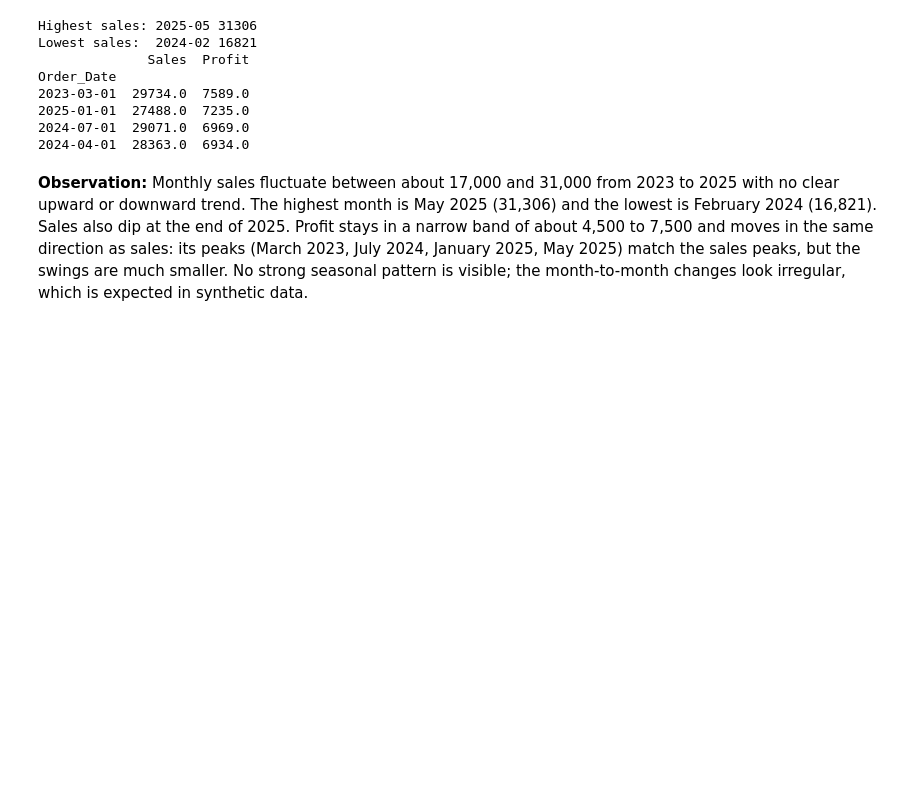
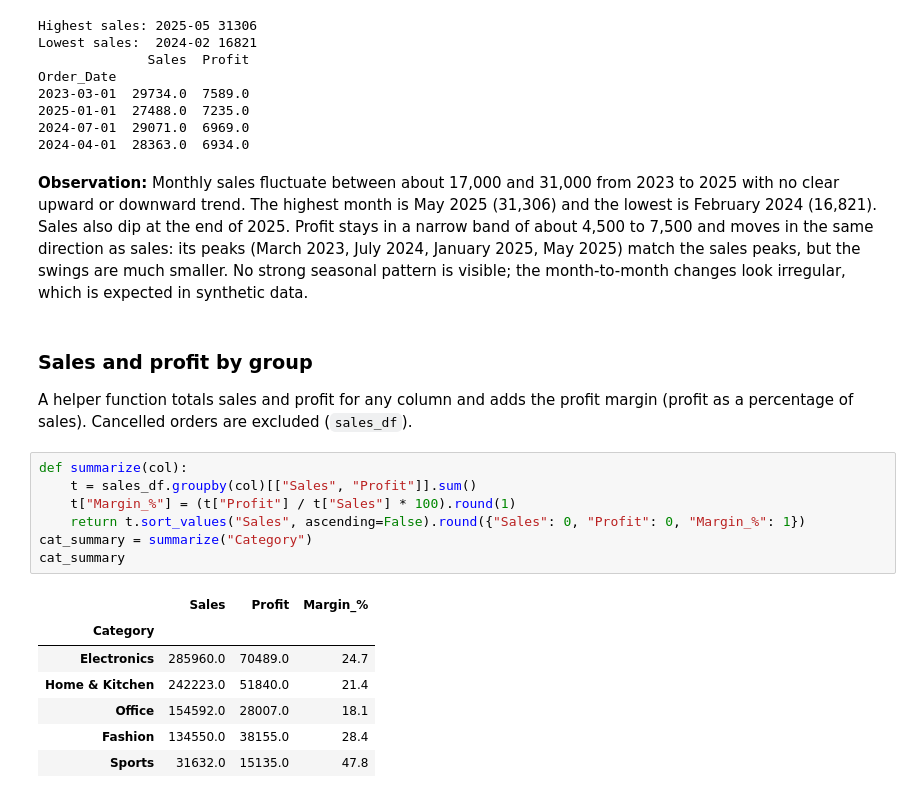
Before and after one commit to ariful3551/Ecommerce-Orders-Analysis, a Jupyter notebook: notebooks/03_eda_visualization.ipynb, the cells around one changed output. Drawn from its saved outputs; the diff is of its cells as text; blank space fills up the shorter version.

```diff
--- a/notebooks/03_eda_visualization.ipynb
+++ b/notebooks/03_eda_visualization.ipynb
@@ -136,3 +136,21 @@ Order_Date
 2024-04-01  28363.0  6934.0
 # %% [markdown]
 **Observation:** Monthly sales fluctuate between about 17,000 and 31,000 from 2023 to 2025 with no clear upward or downward trend. The highest month is May 2025 (31,306) and the lowest is February 2024 (16,821). Sales also dip at the end of 2025. Profit stays in a narrow band of about 4,500 to 7,500 and moves in the same direction as sales: its peaks (March 2023, July 2024, January 2025, May 2025) match the sales peaks, but the swings are much smaller. No strong seasonal pattern is visible; the month-to-month changes look irregular, which is expected in synthetic data.
+# %% [markdown]
+### Sales and profit by group
+A helper function totals sales and profit for any column and adds the profit margin (profit as a percentage of sales). Cancelled orders are excluded (`sales_df`).
+# %%
+def summarize(col):
+    t = sales_df.groupby(col)[["Sales", "Profit"]].sum()
+    t["Margin_%"] = (t["Profit"] / t["Sales"] * 100).round(1)
+    return t.sort_values("Sales", ascending=False).round({"Sales": 0, "Profit": 0, "Margin_%": 1})
+cat_summary = summarize("Category")
+cat_summary
+# %% [output]
+|  | Sales | Profit | Margin_% |
+| Category |  |  |  |
+| Electronics | 285960.0 | 70489.0 | 24.7 |
+| Home & Kitchen | 242223.0 | 51840.0 | 21.4 |
+| Office | 154592.0 | 28007.0 | 18.1 |
+| Fashion | 134550.0 | 38155.0 | 28.4 |
+| Sports | 31632.0 | 15135.0 | 47.8 |
```
Also changed, not shown: parts of 3 cells of this notebook, 1 other file.
